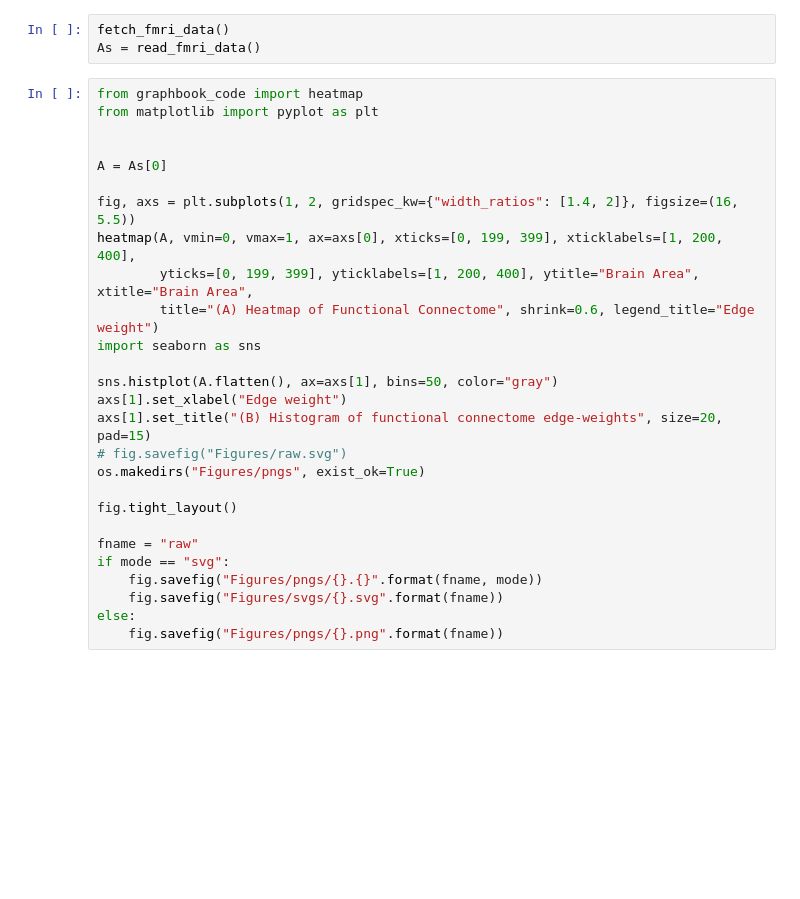
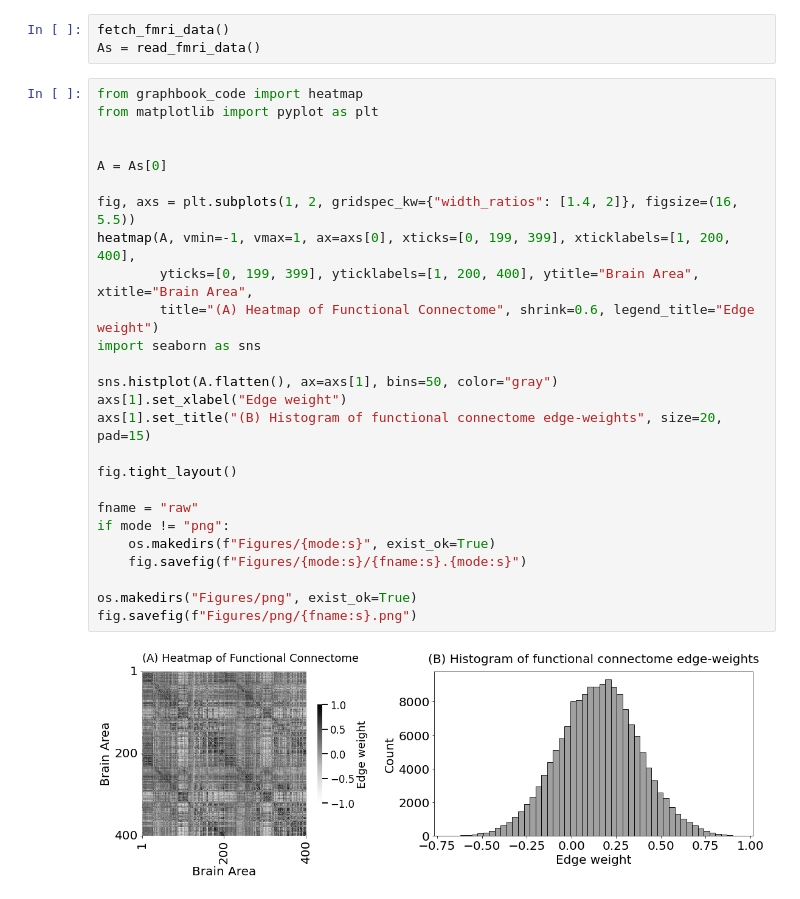
Before and after one commit to ebridge2/textbook_figs, a Jupyter notebook: Ch2/Section22.ipynb, the cells around one changed output. Cells and saved outputs as stored; diff of their text form; blank space fills up the shorter version.

```diff
--- a/Ch2/Section22.ipynb
+++ b/Ch2/Section22.ipynb
@@ -67,27 +67,28 @@ As = read_fmri_data()
 # %%
 from graphbook_code import heatmap
 from matplotlib import pyplot as plt
 
 
 A = As[0]
 
 fig, axs = plt.subplots(1, 2, gridspec_kw={"width_ratios": [1.4, 2]}, figsize=(16, 5.5))
-heatmap(A, vmin=0, vmax=1, ax=axs[0], xticks=[0, 199, 399], xticklabels=[1, 200, 400],
+heatmap(A, vmin=-1, vmax=1, ax=axs[0], xticks=[0, 199, 399], xticklabels=[1, 200, 400],
         yticks=[0, 199, 399], yticklabels=[1, 200, 400], ytitle="Brain Area", xtitle="Brain Area",
         title="(A) Heatmap of Functional Connectome", shrink=0.6, legend_title="Edge weight")
 import seaborn as sns
 
 sns.histplot(A.flatten(), ax=axs[1], bins=50, color="gray")
 axs[1].set_xlabel("Edge weight")
 axs[1].set_title("(B) Histogram of functional connectome edge-weights", size=20, pad=15)
-# fig.savefig("Figures/raw.svg")
-os.makedirs("Figures/pngs", exist_ok=True)
 
 fig.tight_layout()
 
 fname = "raw"
-if mode == "svg":
-    fig.savefig("Figures/pngs/{}.{}".format(fname, mode))
-    fig.savefig("Figures/svgs/{}.svg".format(fname))
-else:
-    fig.savefig("Figures/pngs/{}.png".format(fname))
+if mode != "png":
+    os.makedirs(f"Figures/{mode:s}", exist_ok=True)
+    fig.savefig(f"Figures/{mode:s}/{fname:s}.{mode:s}")
+
+os.makedirs("Figures/png", exist_ok=True)
+fig.savefig(f"Figures/png/{fname:s}.png")
+# %% [output]
+[figure, added]
```
Also changed, not shown: parts of 1 cell of this notebook, 3 other files.
